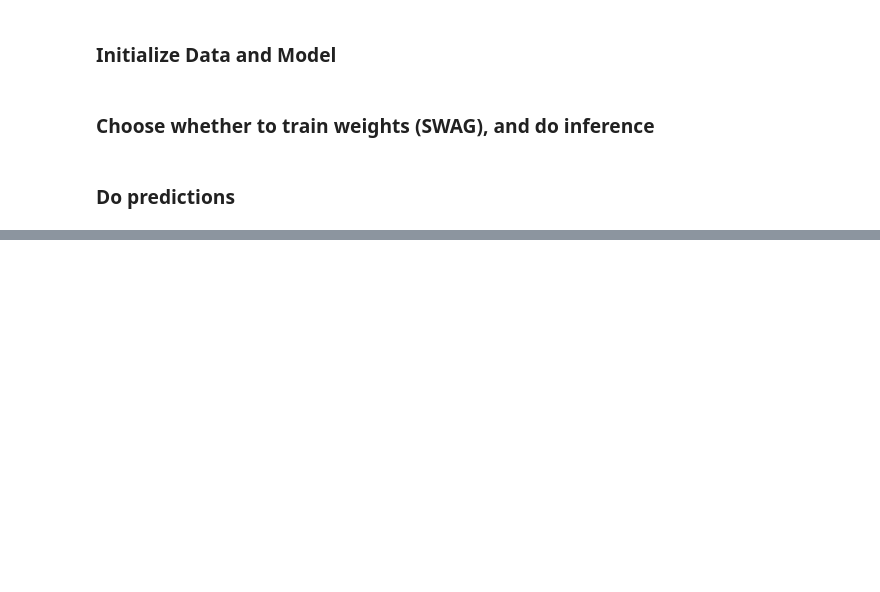
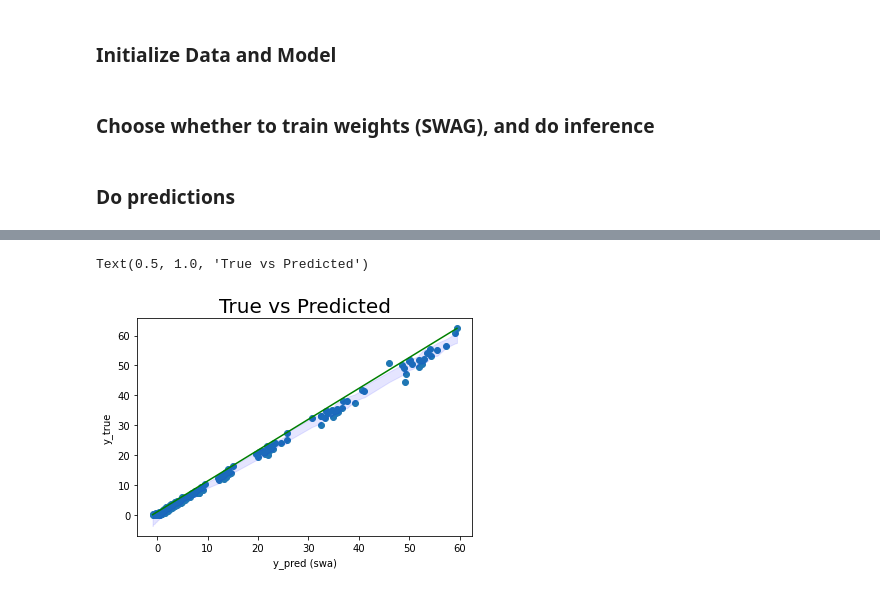
Before and after one commit to Vemundss/dt8122-2021, a Jupyter notebook: notebooks/swag.ipynb, the cells around one changed output, grey strips where cells are left out. Drawn from its saved outputs; the diff is of its cells as text; code cells hidden in the pictures; blank space fills up the shorter version.

```diff
--- a/notebooks/swag.ipynb
+++ b/notebooks/swag.ipynb
@@ -108,0 +111,12 @@ ax.legend()
+# %%
+# plot pred and true against each other
+plt.plot([np.min(mu_swa),np.max(mu_swa)], \
+         [np.min(y_true.detach().numpy()),np.max(y_true.detach().numpy())], color="green")
+plt.scatter(mu_swa[:,0], y_true[:,0])
+plt.fill_between(np.sort(mu_swa[:,0]), np.sort(Lpi[:,0]), np.sort(Upi[:,0]), color='b', alpha=.1)
+plt.xlabel('y_pred (swa)')
+plt.ylabel('y_true')
+plt.title('True vs Predicted',size=20)
+# %% [output]
+Text(0.5, 1.0, 'True vs Predicted')
+[figure, added]
```
Also changed, not shown: parts of 6 cells of this notebook, 3 other files.
